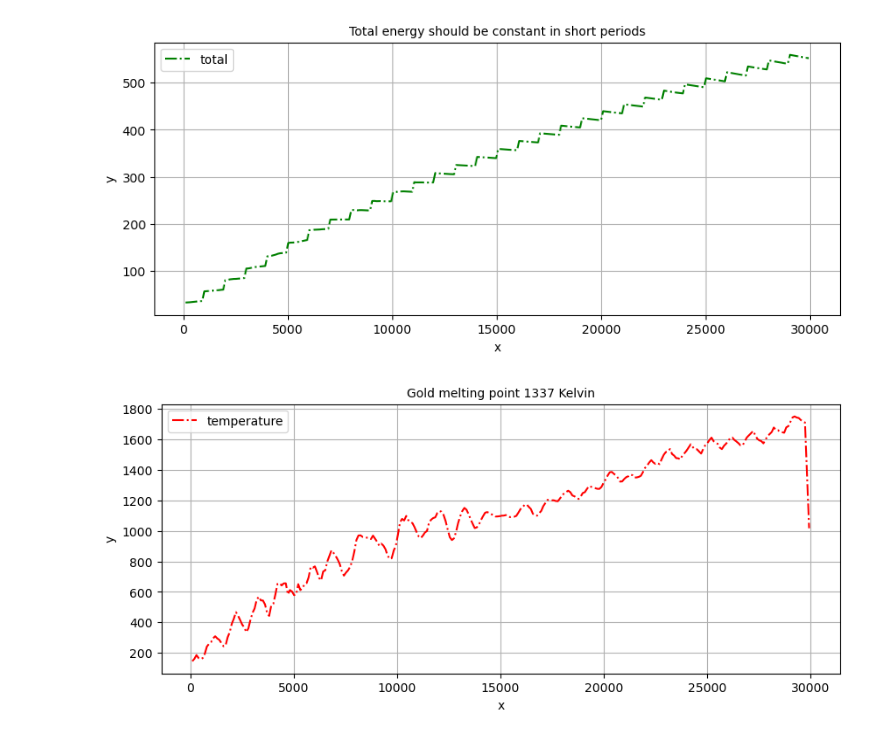
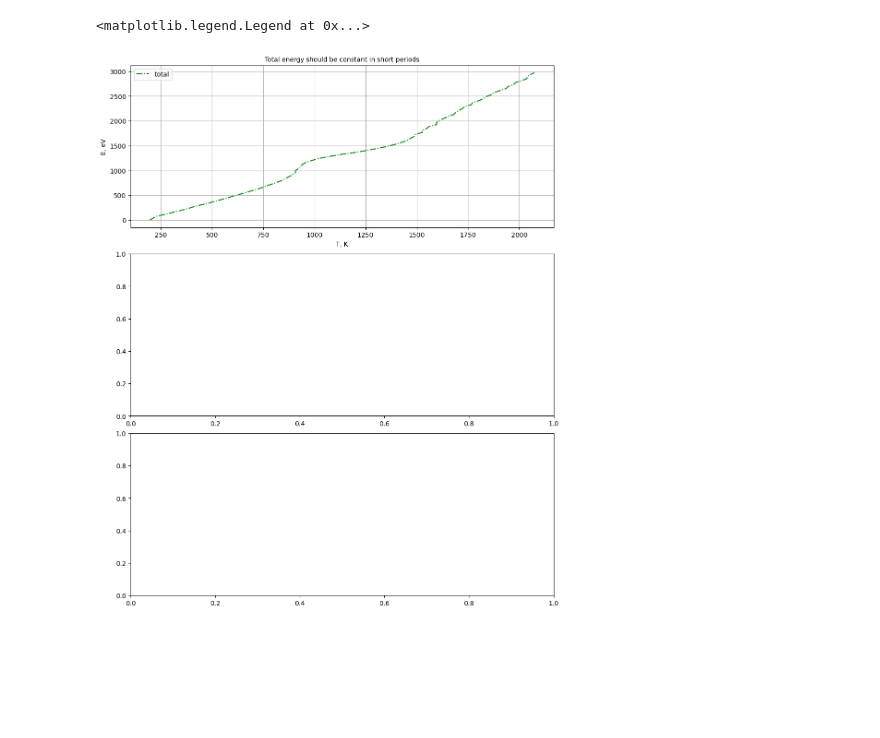
Before and after one commit to maximelianos/molecular-dynamics, a Jupyter notebook: plot/milestone07.ipynb, the cells around one changed output. Drawn from its saved outputs; the diff is of its cells as text; code cells hidden in the pictures; blank space fills up the shorter version.

```diff
--- a/plot/milestone07.ipynb
+++ b/plot/milestone07.ipynb
@@ -10,7 +10,7 @@ import matplotlib.pyplot as plt
 #для четкой прорисовки графиков
 #%config InlineBackend.figure_format = 'svg'
 
-def read_energy(file) -> tuple[np.ndarray, np.ndarray]:
+def read_energy(file: str) -> tuple[np.ndarray, np.ndarray]:
     x_vals = []
     y_vals = []
     with open(file) as f:
@@ -19,3 +19,9 @@ def read_energy(file) -> tuple[np.ndarray, np.ndarray]:
             x_vals.append(time)
             y_vals.append(energy)
     return np.array(x_vals), np.array(y_vals)
+
+def sliding_average(arr: np.ndarray, window):
+    return np.convolve(arr, [1] * window, 'same') / window
+
+a = np.array([3, 0, 3])
+sliding_average(a, 3)
@@ -77,12 +77,0 @@ array([1., 2., 1.])
-# %%
-#base_path = "../data/milestone07/dot5-100/"
-base_path = "../buildDir/milestones/07/"
-x, y_tot = read_energy(base_path + "total_energy.txt")
-_, y_k = read_energy(base_path + "kinetic_energy.txt")
-_, y_p = read_energy(base_path + "potential_energy.txt")
-_, t = read_energy(base_path + "temperature.txt")
-
-p0 = y_p[0]
-for i in range(len(y_p)):
-    y_p[i] -= p0
-    y_tot[i] -= p0
@@ -89,30 +106,19 @@ for i in range(len(y_p)):
+# %%
+interval_x, interval_tot = read_energy(base_path + "interval_e_total.txt")
+_, interval_temp = read_energy(base_path + "interval_temperature.txt")
+
+p0 = interval_tot[0]
+interval_tot -= p0
 # %%
-plt.figure(figsize=(10,4))
-plt.title('Total energy should be constant in short periods',fontsize=10)
+# Average T vs E_total
+fig, axs = plt.subplots(3, 1, layout='constrained', figsize=(10,12))
 
-plt.plot(x, y_tot, linestyle='-.', color='g', label='total')
-
-plt.grid(True)
-plt.ylabel('y',  fontsize=10)
-plt.xlabel('x',  fontsize=10)
-plt.legend(fontsize=10)
-plt.show()
-#plt.savefig('fig.pdf')
+axs[0].set_title('Total energy should be constant in short periods',fontsize=10)
+axs[0].plot(interval_temp, interval_tot, linestyle='-.', color='g', label='total')
+axs[0].grid(True)
+axs[0].set_ylabel('E, eV',  fontsize=10)
+axs[0].set_xlabel('T, K',  fontsize=10)
+axs[0].legend(fontsize=10)
 # %% [output]
+<matplotlib.legend.Legend at 0x...>
-[figure, old version]
+[figure, new version]
-# %%
-plt.figure(figsize=(10,4))
-plt.title('Gold melting point 1337 Kelvin',fontsize=10)
-
-#plt.plot(x, y_tot, linestyle='-.', color='g', label='total')
-#plt.plot(x, sliding_average(y_k, 20), linestyle='-.', color='r', label='kinetic')
-plt.plot(x, sliding_average(t, 5), linestyle='-.', color='r', label='temperature')
-
-plt.grid(True)
-plt.ylabel('y',  fontsize=10)
-plt.xlabel('x',  fontsize=10)
-plt.legend(fontsize=10)
-plt.show()
-#plt.savefig('fig.pdf')
-# %% [output]
-[figure, removed]
```
Also changed, not shown: parts of 5 cells of this notebook, 8 other files.
